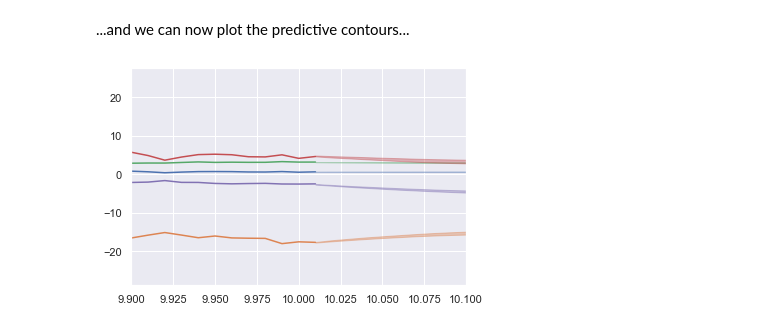
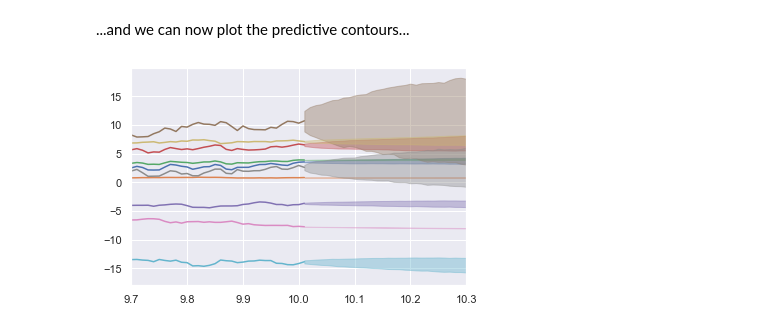
Before and after one commit to umbralcalc/bants, a Jupyter notebook: example/example_KMGP_bants_application.ipynb, the cells around one changed output. Cells and saved outputs as stored; diff of their text form; code cells hidden in the pictures.

```diff
--- a/example/example_KMGP_bants_application.ipynb
+++ b/example/example_KMGP_bants_application.ipynb
@@ -43,7 +42,7 @@ df = L_syst_gen(n,runtime,stepsize)
 ndatadim = 10
 for i in range(0,ndatadim):
     coeff = np.random.normal(0.0,1.0,size=n)
-    power = np.random.randint(0,3,size=n)
+    power = np.random.randint(0,2,size=n)
     df['dat'+str(i)] = 0.0
     for j in range(0,n):
         df['dat'+str(i)] += coeff[j] * (df['x'+str(j)] ** power[j])
@@ -71,11 +70,11 @@ The `bants` class works in the same pattern as a `scikit-learn` estimator. We in
 # Initialise class with 'KM-GP' network type (subsequently comment out if iterative runs of the cell are desired)
 bts = bants('KM-GP')
 # Set the maximum number of algorithm iterations per fitting run and the optimiser - it
-# works quite well to start with 'GD' then finish off with 'Nelder-Mead' near the optimum
+# works quite well to start with 'GD' then finish off with 'Nelder-Mead' nearer the optimum
 bts.optimiser = 'GD' # 'Nelder-Mead'
 bts.params['learn_rate'] = 0.001 # Only relevant for 'GD'
-bts.params['itmax'] = 100
-bts.params['kmeans_nclus'] = 5
+bts.params['itmax'] = 1000
+bts.params['kmeans_nclus'] = n
 bts.params['kmeans_max_iter'] = 10
 bts.params['kmeans_random_state'] = 42
 nfunc_eval = 0
@@ -127,7 +126,7 @@ Number of function evaluations: 1000
 Applying the `bants.predict` method, the fitted Bayesian network model can be used to generate predictive samples into the future...
 # %%
 # Future timepoint to sample up to
-future_t = 10.1 # 10.3
+future_t = 10.3
 # Number of prediction samples to generate at each timepoint
 n_samples = 1000
 # Apply bants.predict to forecast time series up to future time
@@ -138,21 +137,21 @@ pred_samps = bts.predict(future_t, n_samples, compute_map=True, kmeans_window=50
 # %%
 # Store colour palette
 cp = sns.color_palette()
 # Loop over dimensions of time series for plot
-for i in range(0,5):
+for i in range(0,ndatadim):
     # Cumulative sum of samples (integration) to remove differencing (remember to append training points to this!)
     fp = np.tensordot(df.values[0,i]*np.ones(1),np.ones(n_samples),axes=0) # First point
     dtd = np.tensordot(ddf.values[:,i],np.ones(n_samples),axes=0) # Differenced training data
     diff_preds = np.append(fp,np.append(dtd,pred_samps[:,i,:],axis=0),axis=0) # Append along time axis
     isamps = np.cumsum(diff_preds,axis=0)[-pred_samps.shape[0]:]
     # Compute 68% confidence
     c68l, c68u = np.quantile(isamps,[0.16,0.84],axis=1)
     # Use these to plot contours
     plt.plot(df.index,df.values[:,i],color=cp[i])
-    plt.fill_between(np.arange(runtime+stepsize,future_t+stepsize,stepsize),c68l,c68u,alpha=0.4,color=cp[i])
+    plt.fill_between(np.arange(runtime+stepsize,future_t,stepsize),c68l,c68u,alpha=0.4,color=cp[i])
 # Modify time axis for clearer display
 axes = plt.gca()
 axes.set_xlim([(2*runtime)-future_t,future_t])
 plt.show()
 # %% [output]
-[figure, old version]
+[figure, new version]
```
Also changed, not shown: parts of 6 cells of this notebook, 2 other files.
